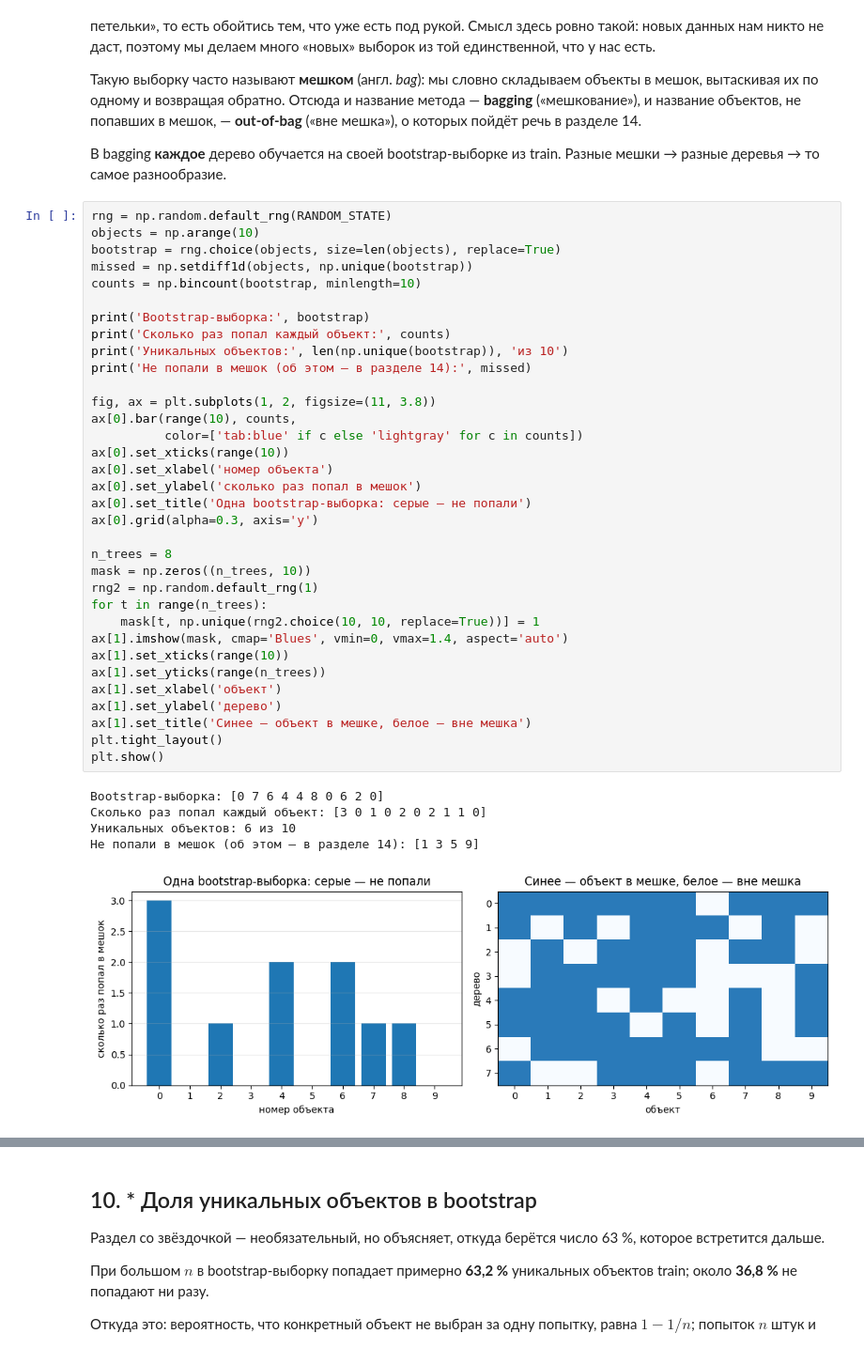
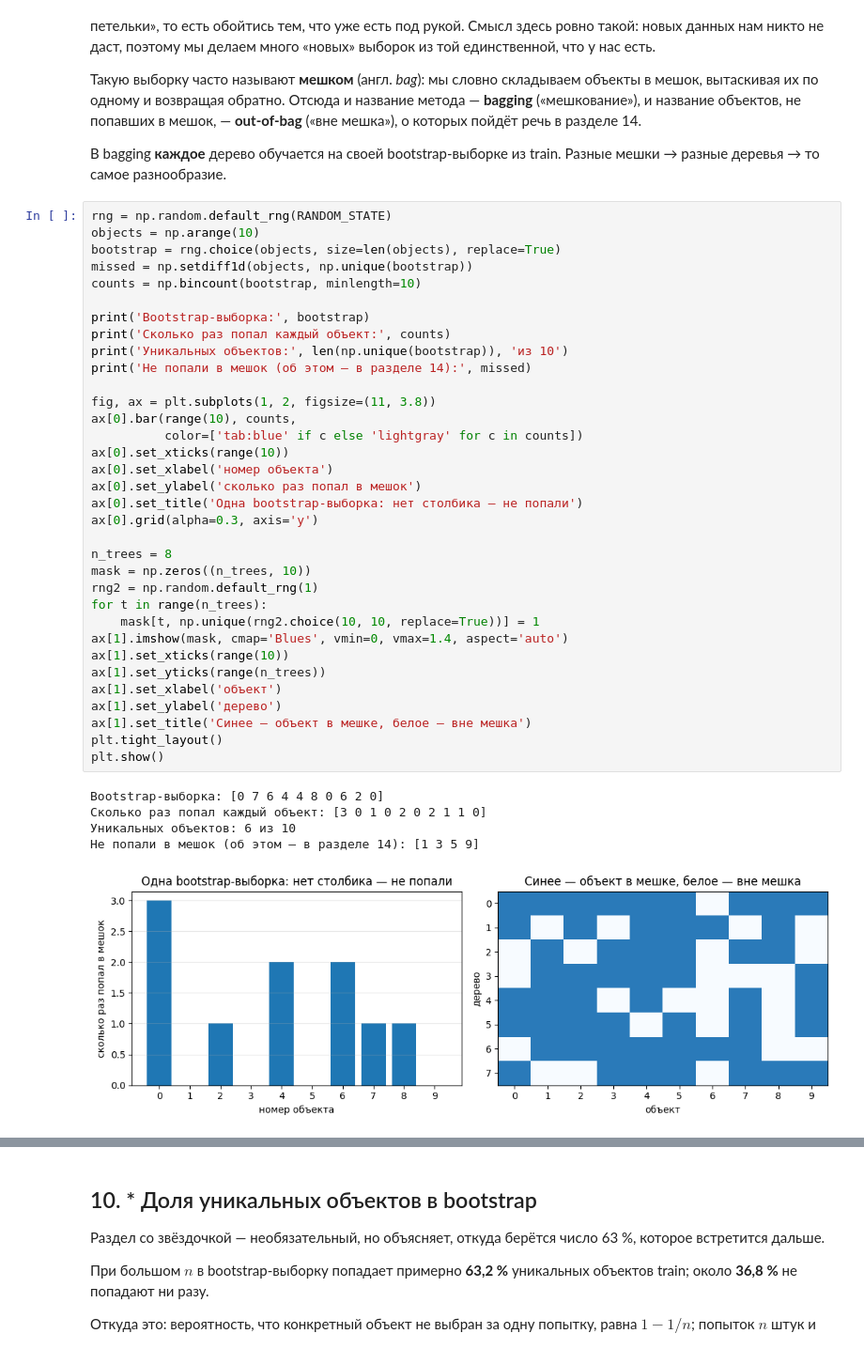
Before and after one commit to gurovic/ml-speckurs, a Jupyter notebook: Урок_33_Ансамбли_Bagging_Случайный_лес_Теория/Урок_33_Ансамбли_Bagging_Случайный_лес.ipynb, the cells around one changed output, grey strips where cells are left out. Shown at 94% size. Cells and saved outputs as stored; diff of their text form.

```diff
--- a/Урок_33_Ансамбли_Bagging_Случайный_лес_Теория/Урок_33_Ансамбли_Bagging_Случайный_лес.ipynb
+++ b/Урок_33_Ансамбли_Bagging_Случайный_лес_Теория/Урок_33_Ансамбли_Bagging_Случайный_лес.ipynb
@@ -357,33 +358,33 @@ print('Bootstrap-выборка:', bootstrap)
 print('Сколько раз попал каждый объект:', counts)
 print('Уникальных объектов:', len(np.unique(bootstrap)), 'из 10')
 print('Не попали в мешок (об этом — в разделе 14):', missed)
 
 fig, ax = plt.subplots(1, 2, figsize=(11, 3.8))
 ax[0].bar(range(10), counts,
           color=['tab:blue' if c else 'lightgray' for c in counts])
 ax[0].set_xticks(range(10))
 ax[0].set_xlabel('номер объекта')
 ax[0].set_ylabel('сколько раз попал в мешок')
-ax[0].set_title('Одна bootstrap-выборка: серые — не попали')
+ax[0].set_title('Одна bootstrap-выборка: нет столбика — не попали')
 ax[0].grid(alpha=0.3, axis='y')
 
 n_trees = 8
 mask = np.zeros((n_trees, 10))
 rng2 = np.random.default_rng(1)
 for t in range(n_trees):
     mask[t, np.unique(rng2.choice(10, 10, replace=True))] = 1
 ax[1].imshow(mask, cmap='Blues', vmin=0, vmax=1.4, aspect='auto')
 ax[1].set_xticks(range(10))
 ax[1].set_yticks(range(n_trees))
 ax[1].set_xlabel('объект')
 ax[1].set_ylabel('дерево')
 ax[1].set_title('Синее — объект в мешке, белое — вне мешка')
 plt.tight_layout()
 plt.show()
 # %% [output]
 Bootstrap-выборка: [0 7 6 4 4 8 0 6 2 0]
 Сколько раз попал каждый объект: [3 0 1 0 2 0 2 1 1 0]
 Уникальных объектов: 6 из 10
 Не попали в мешок (об этом — в разделе 14): [1 3 5 9]
-[figure, old version]
+[figure, new version]
 # %% [markdown]
```
Also changed, not shown: parts of 10 cells of this notebook, 2 other files.
